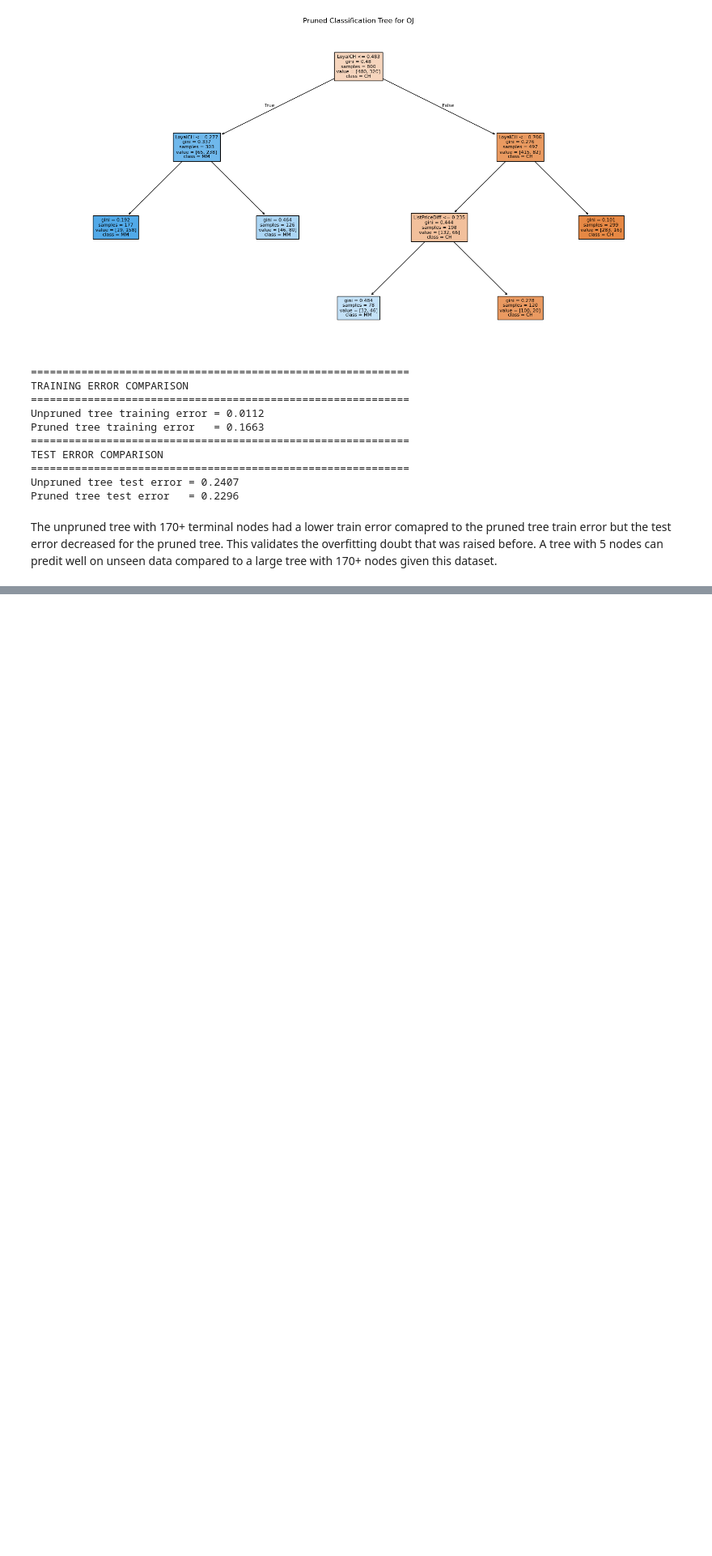
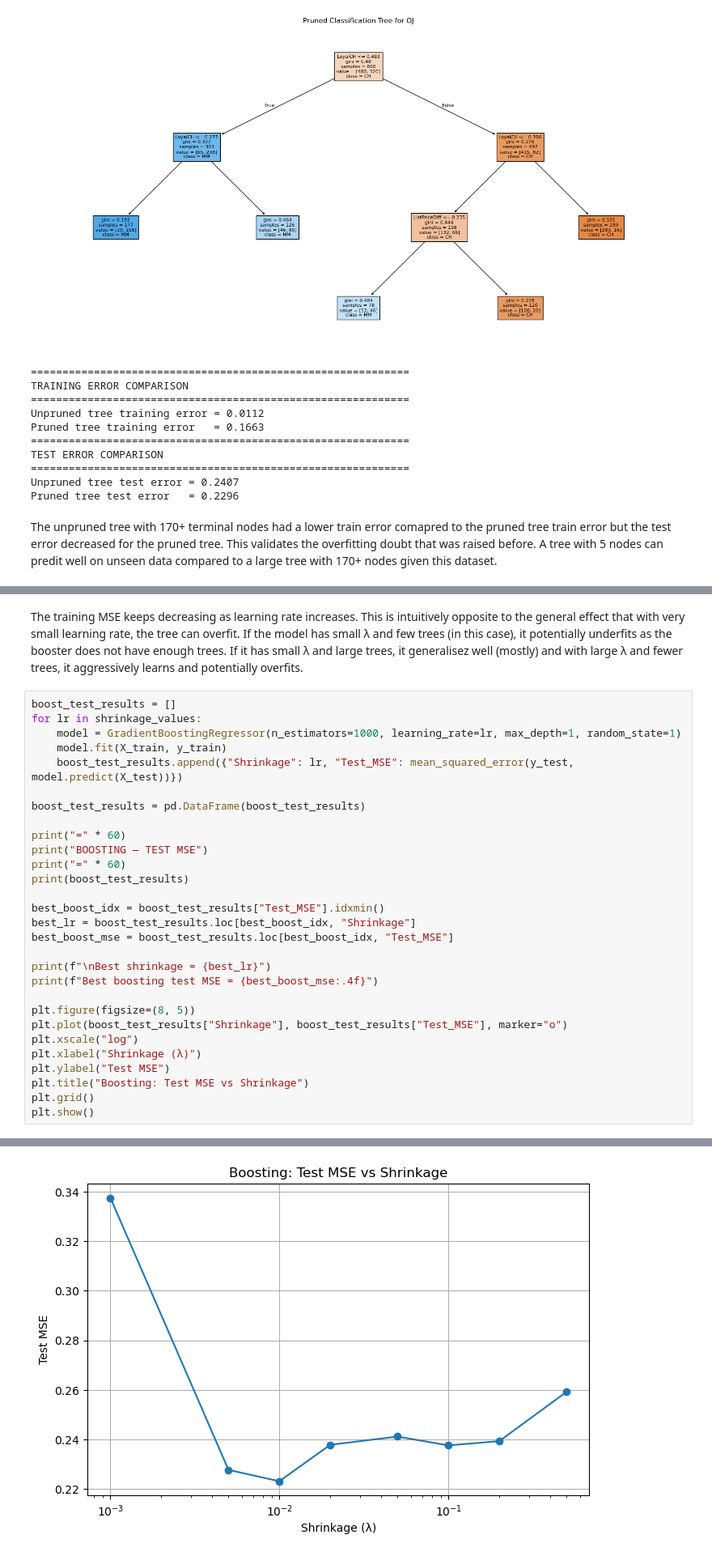
Before and after one commit to sumukha-r/isl-python-solutions, a Jupyter notebook: Chapter08-Tree-Based-Models/Chapter08-Tree-Based-Models.ipynb, the cells around one changed output, grey strips where cells are left out. Shown at 81% size. Saved outputs shown, nothing was run; the diff lists cells and outputs as text; blank space fills up the shorter version.

```diff
--- a/Chapter08-Tree-Based-Models/Chapter08-Tree-Based-Models.ipynb
+++ b/Chapter08-Tree-Based-Models/Chapter08-Tree-Based-Models.ipynb
@@ -476,0 +545,32 @@ The unpruned tree with 170+ terminal nodes had a lower train error comapred to t
+# %% [markdown]
+The training MSE keeps decreasing as learning rate increases. This is intuitively opposite to the general effect that with very small learning rate, the tree can overfit. If the model has small λ and few trees (in this case), it potentially underfits as the booster does not have enough trees. If it has small λ and large trees, it generalisez well (mostly) and with large λ and fewer trees, it aggressively learns and potentially overfits.
+# %%
+boost_test_results = []
+for lr in shrinkage_values:
+    model = GradientBoostingRegressor(n_estimators=1000, learning_rate=lr, max_depth=1, random_state=1)
+    model.fit(X_train, y_train)
+    boost_test_results.append({"Shrinkage": lr, "Test_MSE": mean_squared_error(y_test, model.predict(X_test))})
+
+boost_test_results = pd.DataFrame(boost_test_results)
+
+print("=" * 60)
+print("BOOSTING — TEST MSE")
+print("=" * 60)
+print(boost_test_results)
+
+best_boost_idx = boost_test_results["Test_MSE"].idxmin()
+best_lr = boost_test_results.loc[best_boost_idx, "Shrinkage"]
+best_boost_mse = boost_test_results.loc[best_boost_idx, "Test_MSE"]
+
+print(f"\nBest shrinkage = {best_lr}")
+print(f"Best boosting test MSE = {best_boost_mse:.4f}")
+
+plt.figure(figsize=(8, 5))
+plt.plot(boost_test_results["Shrinkage"], boost_test_results["Test_MSE"], marker="o")
+plt.xscale("log")
+plt.xlabel("Shrinkage (λ)")
+plt.ylabel("Test MSE")
+plt.title("Boosting: Test MSE vs Shrinkage")
+plt.grid()
+plt.show()
+# %% [output]
@@ -476,0 +592 @@ The unpruned tree with 170+ terminal nodes had a lower train error comapred to t
+[figure, added]
```
Also changed, not shown: parts of 9 cells of this notebook, 1 other file.
